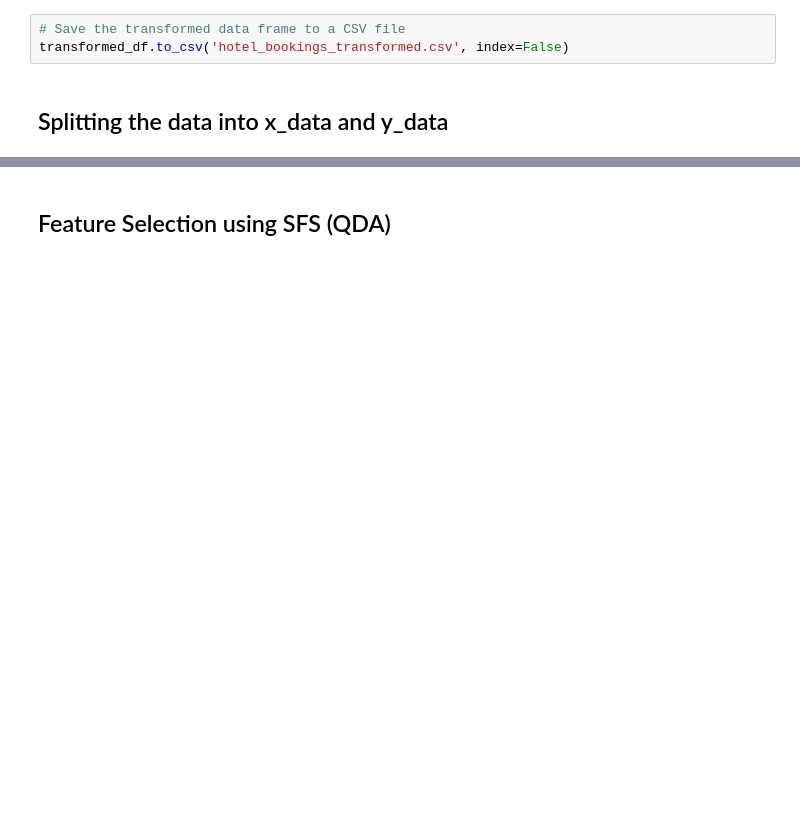
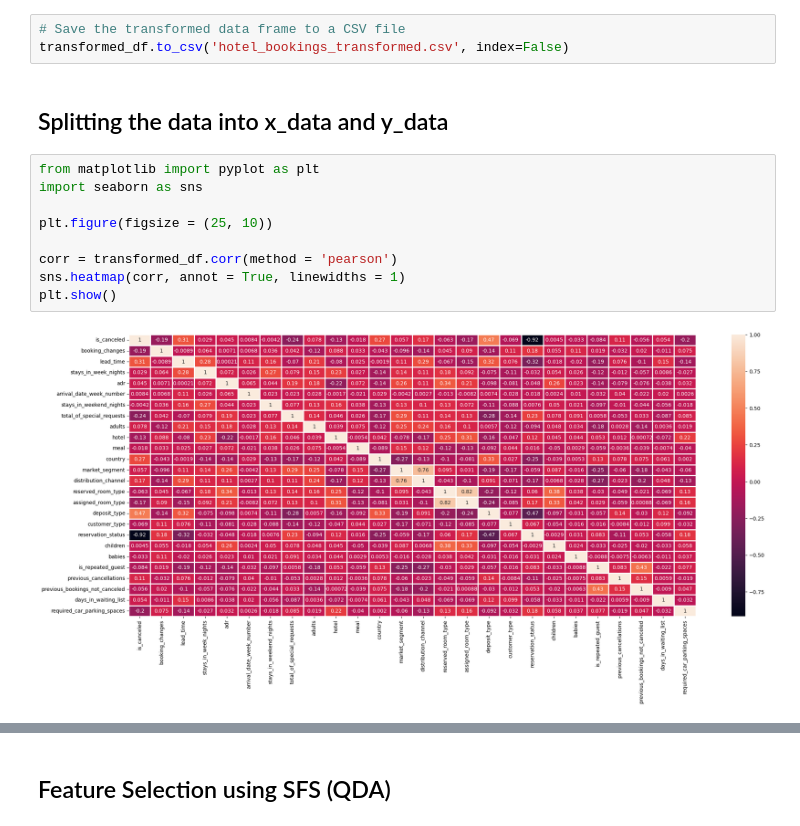
Before and after one commit to hlahany/Hotel-Booking-Big-Data, a Jupyter notebook: testing.ipynb, the cells around one changed output, grey strips where cells are left out. Cells and saved outputs as stored; diff of their text form; blank space fills up the shorter version.

```diff
--- a/testing.ipynb
+++ b/testing.ipynb
@@ -400,3 +426,14 @@ dtype: int64
 transformed_df.to_csv('hotel_bookings_transformed.csv', index=False)
 # %% [markdown]
 ## Splitting the data into x_data and y_data
+# %%
+from matplotlib import pyplot as plt
+import seaborn as sns
+
+plt.figure(figsize = (25, 10))
+
+corr = transformed_df.corr(method = 'pearson')
+sns.heatmap(corr, annot = True, linewidths = 1)
+plt.show()
+# %% [output]
+[figure, added]
```
Also changed, not shown: parts of 13 cells of this notebook.
